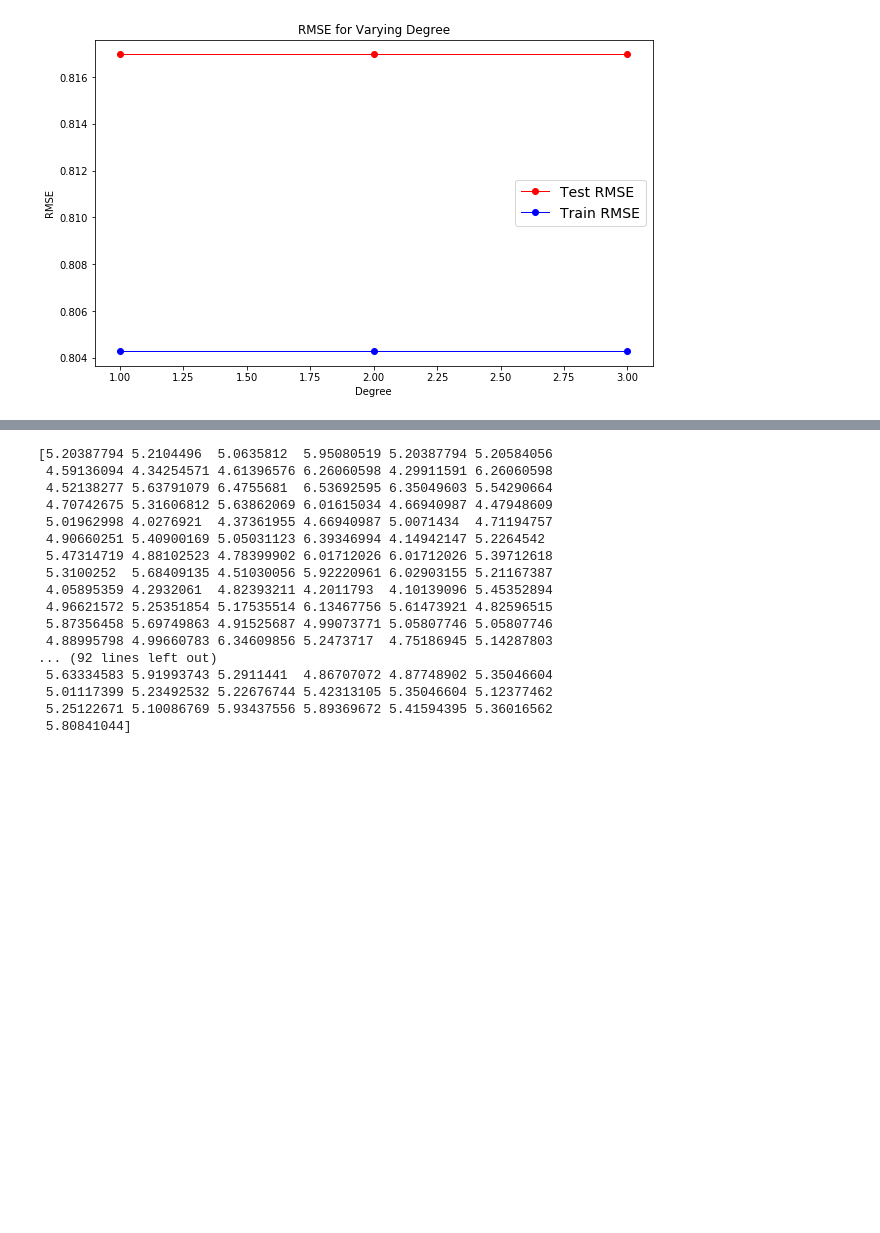
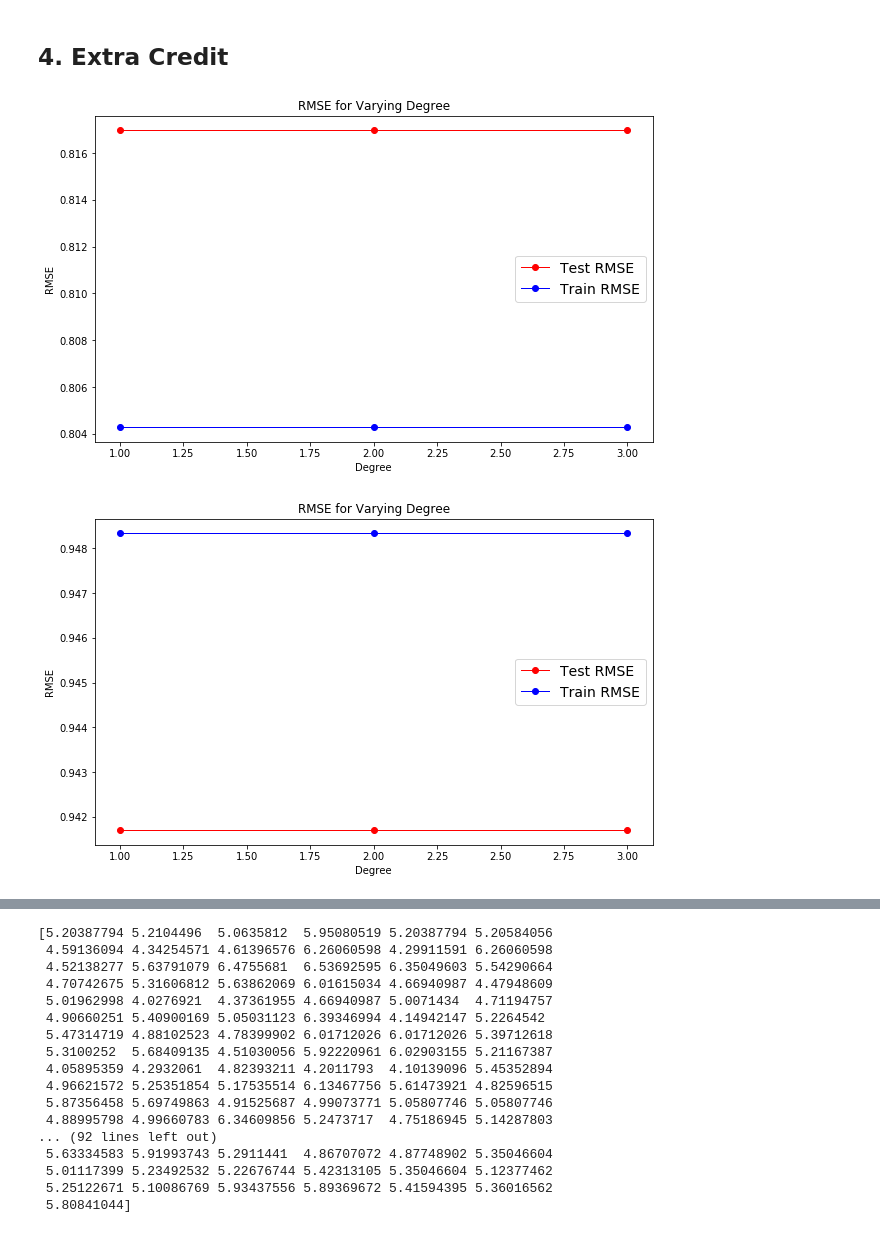
Before and after one commit to tannn/machine-learning, a Jupyter notebook: Doan_Vy_Marino_Tanner_assignment3.ipynb, the cells around one changed output, grey strips where cells are left out. Drawn from its saved outputs; the diff is of its cells as text; code cells hidden in the pictures; blank space fills up the shorter version.

```diff
--- a/Doan_Vy_Marino_Tanner_assignment3.ipynb
+++ b/Doan_Vy_Marino_Tanner_assignment3.ipynb
@@ -332,3 +219,5 @@ Returns:
+# %% [markdown]
+## 4. Extra Credit
 # %%
 import numpy as np
 import matplotlib.pyplot as plt
@@ -348,9 +237,13 @@ def plot_polynomial_model_complexity(model, X, Y, cv, maxPolynomialDegree, learn
 
         #TODO: Change this with our code
         #model = make_pipeline(PolynomialFeatures(degree, include_bias=False), StandardScaler(), LinearRegression())
-        model = LinearRegression()
+        #model = LinearRegression()
 
-        model.fit(X_train, y_train, learning_rate, epochs, tol, regularizer, lambd)
+        # ours
+        #model.fit(X, Y, learning_rate, epochs, tol, regularizer, lambd)
+
+        # sklearn
+        model.fit(X, Y)
 
         # Make prediction
         y_train_predicted = model.predict(X_train)
@@ -375,7 +268,11 @@ def plot_polynomial_model_complexity(model, X, Y, cv, maxPolynomialDegree, learn
 # %%
 from sklearn.linear_model import LinearRegression
 
 reg = LinearRegression()
-plot_polynomial_model_complexity(reg, X, y,3, 3)
+plot_polynomial_model_complexity(reg, X_train, y_train,3, 3)
+
+regression = Linear_Regression()
+plot_polynomial_model_complexity(regression, X_train, y_train, 3, 3)
 # %% [output]
 [figure]
+[figure, added]
```
Also changed, not shown: parts of 15 cells of this notebook.
